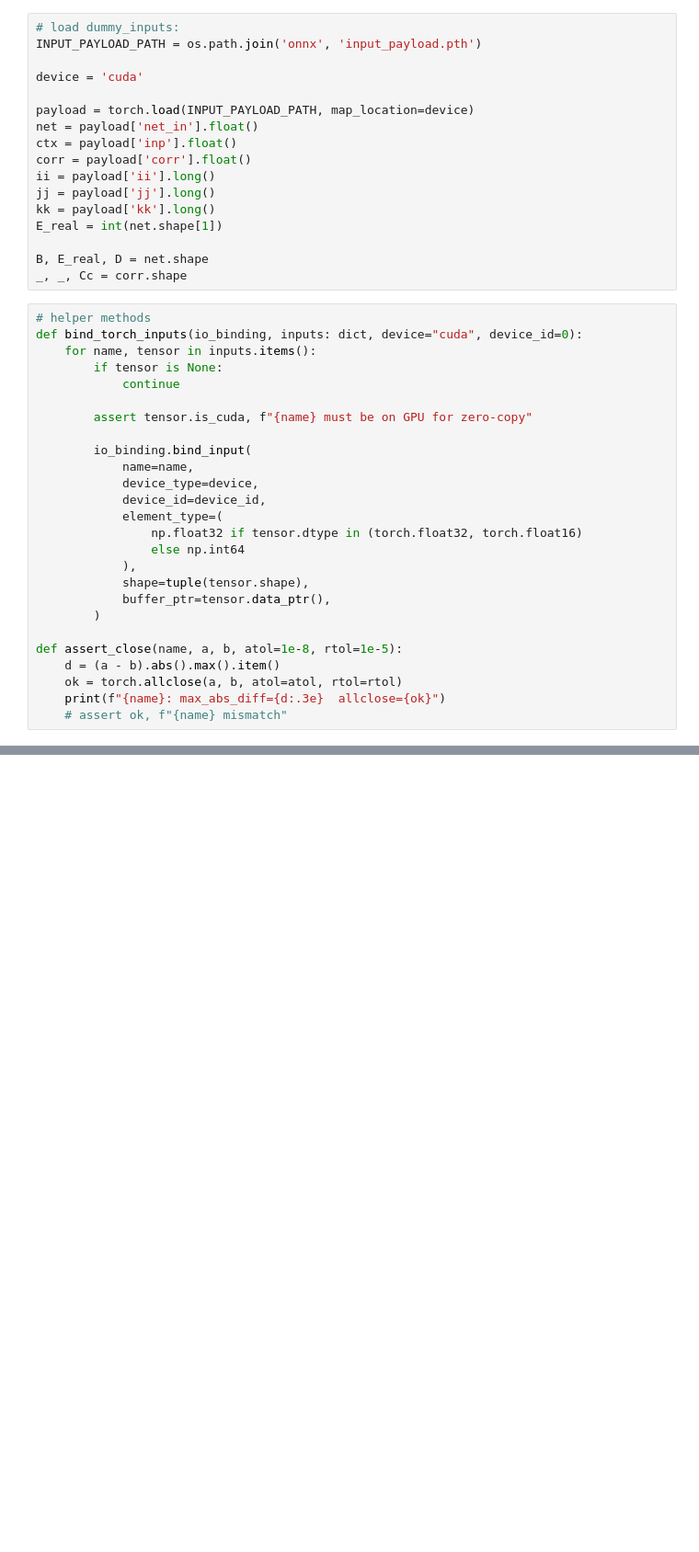
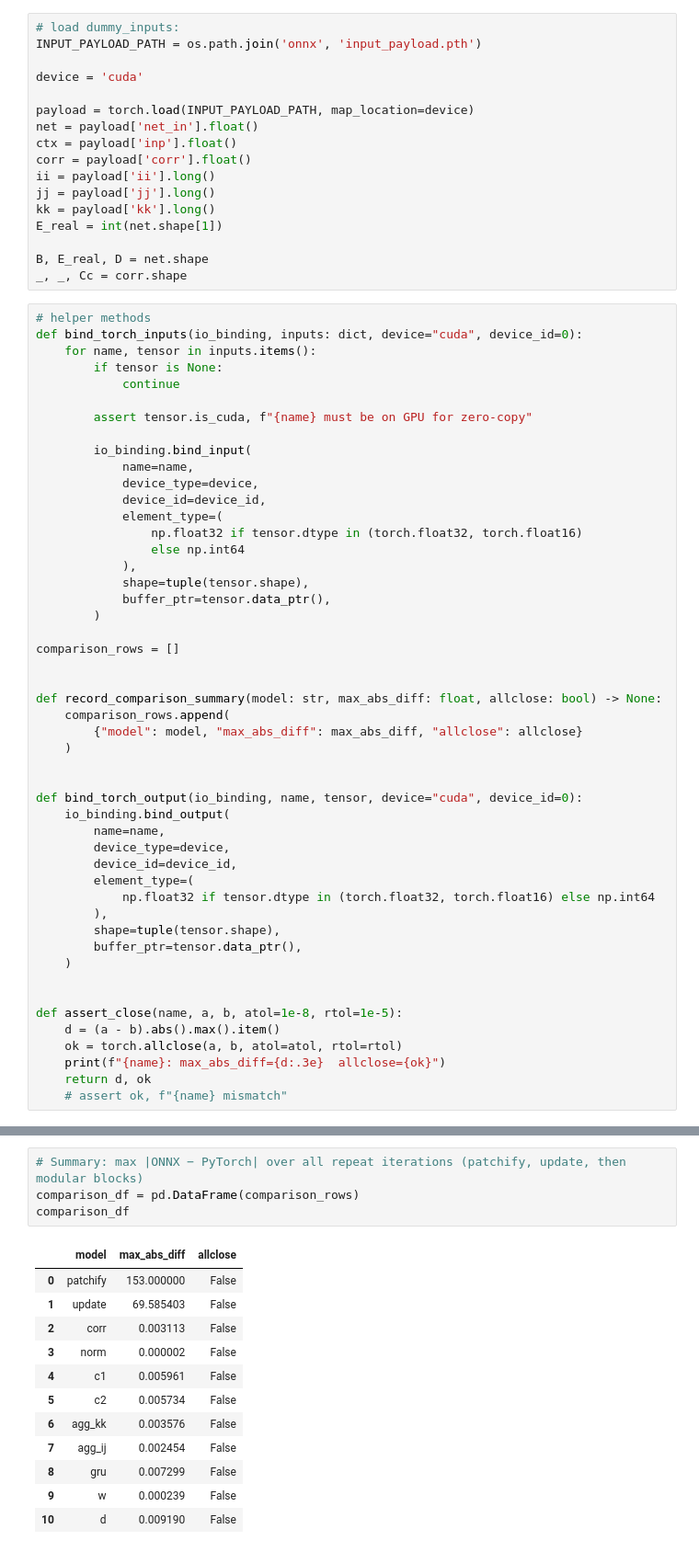
Before and after one commit to AndyMRoberts/DPVO, a Jupyter notebook: andy/pytorch_onnx_comparison_testing.ipynb, the cells around one changed output, grey strips where cells are left out. Shown at 92% size. Saved outputs shown, nothing was run; the diff lists cells and outputs as text; blank space fills up the shorter version.

Commit message:
delving more into why the results from onnx update modular are only accurate to 10-3. Added update and patchify and their results are still random somehow.

```diff
--- a/andy/pytorch_onnx_comparison_testing.ipynb
+++ b/andy/pytorch_onnx_comparison_testing.ipynb
@@ -152,8 +164,31 @@ def bind_torch_inputs(io_binding, inputs: dict, device="cuda", device_id=0):
             buffer_ptr=tensor.data_ptr(),
         )
 
+comparison_rows = []
+
+
+def record_comparison_summary(model: str, max_abs_diff: float, allclose: bool) -> None:
+    comparison_rows.append(
+        {"model": model, "max_abs_diff": max_abs_diff, "allclose": allclose}
+    )
+
+
+def bind_torch_output(io_binding, name, tensor, device="cuda", device_id=0):
+    io_binding.bind_output(
+        name=name,
+        device_type=device,
+        device_id=device_id,
+        element_type=(
+            np.float32 if tensor.dtype in (torch.float32, torch.float16) else np.int64
+        ),
+        shape=tuple(tensor.shape),
+        buffer_ptr=tensor.data_ptr(),
+    )
+
+
 def assert_close(name, a, b, atol=1e-8, rtol=1e-5):
     d = (a - b).abs().max().item()
     ok = torch.allclose(a, b, atol=atol, rtol=rtol)
     print(f"{name}: max_abs_diff={d:.3e}  allclose={ok}")
+    return d, ok
     # assert ok, f"{name} mismatch"
@@ -583,0 +1015,17 @@ d: max_abs_diff=9.190e-03  allclose=False
+# %%
+# Summary: max |ONNX − PyTorch| over all repeat iterations (patchify, update, then modular blocks)
+comparison_df = pd.DataFrame(comparison_rows)
+comparison_df
+# %% [output]
+|  | model | max_abs_diff | allclose |
+| 0 | patchify | 153.000000 | False |
+| 1 | update | 69.585403 | False |
+| 2 | corr | 0.003113 | False |
+| 3 | norm | 0.000002 | False |
+| 4 | c1 | 0.005961 | False |
+| 5 | c2 | 0.005734 | False |
+| 6 | agg_kk | 0.003576 | False |
+| 7 | agg_ij | 0.002454 | False |
+| 8 | gru | 0.007299 | False |
+| 9 | w | 0.000239 | False |
+| 10 | d | 0.009190 | False |
```
Also changed, not shown: parts of 13 cells of this notebook.
